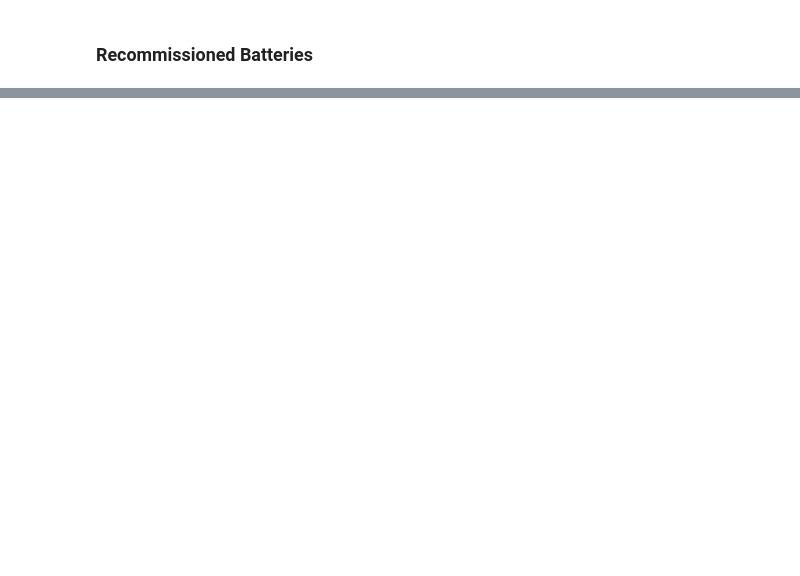
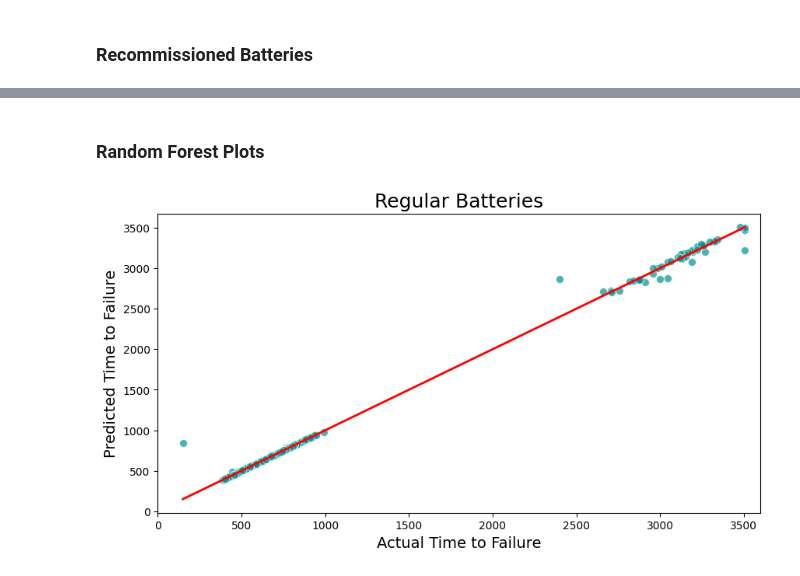
Before and after one commit to AI-Enthusiast/18650-Accelerated-Battery-Life-Testing, a Jupyter notebook: ML_WriteUp.ipynb, the cells around one changed output, grey strips where cells are left out. Drawn from its saved outputs; the diff is of its cells as text; code cells hidden in the pictures; blank space fills up the shorter version.

```diff
--- a/ML_WriteUp.ipynb
+++ b/ML_WriteUp.ipynb
@@ -425,0 +549,4 @@ R^2 Score: 0.9306571035509208
+# %%
+regtest, regpred_rf, rf_mse_reg, rf_aic_reg, rf_r2_reg = randomForest(regular)
+sectest, secpred_rf, rf_mse_sec, rf_aic_sec, rf_r2_sec = randomForest(second)
+recomtest, recompred_rf, rf_mse_recom, rf_aic_recom, rf_r2_recom = randomForest(recomissioned)
@@ -425,0 +577,16 @@ R^2 Score: 0.9306571035509208
+# %% [markdown]
+### Random Forest Plots
+# %%
+plt.figure(figsize=(10,5))
+sns.scatterplot(x=regtest,y=regpred_rf, color='#009192',alpha=0.7,s=50)
+plt.plot([regtest.min(), regtest.max()], [regtest.min(), regtest.max()], color='red', linewidth=2)
+# Plot details
+plt.xlabel('Actual Time to Failure',fontsize=14)
+plt.ylabel('Predicted Time to Failure',fontsize=14)
+plt.title('Regular Batteries',fontsize = 18)
+plt.xlim(0,3600)
+
+# Show plot
+plt.show()
+# %% [output]
+[figure, added]
```
Also changed, not shown: parts of 26 cells of this notebook.
